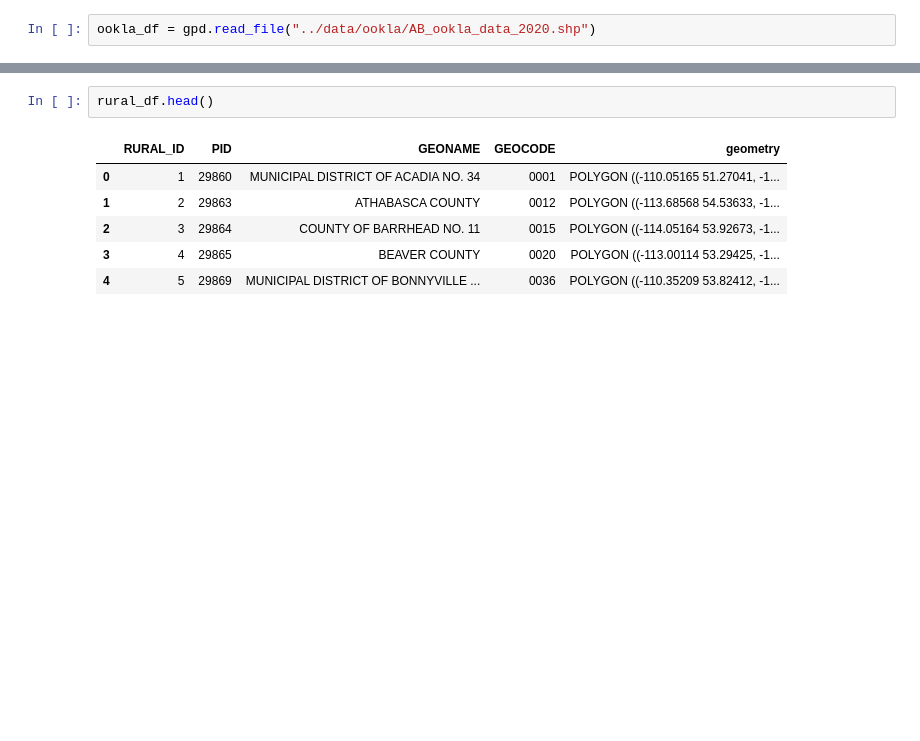
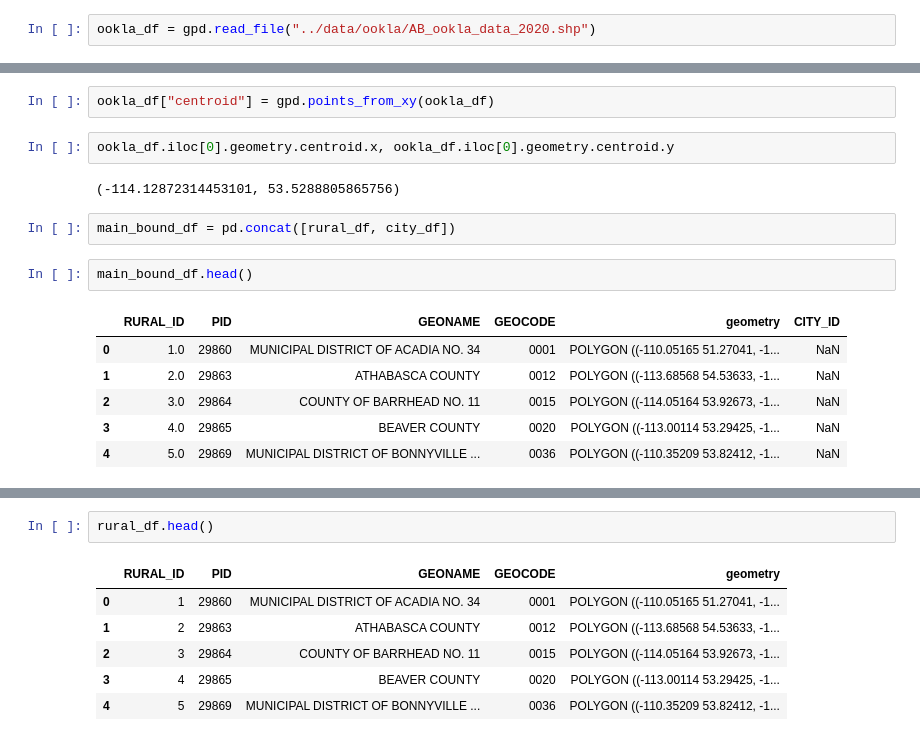
Before and after one commit to PeterFriedrich/bridge_the_gap, a Jupyter notebook: eda_and_research/chloropleth-maps-all-data.ipynb, the cells around one changed output, grey strips where cells are left out. Cells and saved outputs as stored; diff of their text form; blank space fills up the shorter version.

Commit message:
working out best crs for centroid calculation

```diff
--- a/eda_and_research/chloropleth-maps-all-data.ipynb
+++ b/eda_and_research/chloropleth-maps-all-data.ipynb
@@ -30,0 +127,17 @@ cira_df =
+# %%
+ookla_df["centroid"] = gpd.points_from_xy(ookla_df)
+# %%
+ookla_df.iloc[0].geometry.centroid.x, ookla_df.iloc[0].geometry.centroid.y
+# %% [output]
+(-114.12872314453101, 53.5288805865756)
+# %%
+main_bound_df = pd.concat([rural_df, city_df])
+# %%
+main_bound_df.head()
+# %% [output]
+|  | RURAL_ID | PID | GEONAME | GEOCODE | geometry | CITY_ID |
+| 0 | 1.0 | 29860 | MUNICIPAL DISTRICT OF ACADIA NO. 34 | 0001 | POLYGON ((-110.05165 51.27041, -1... | NaN |
+| 1 | 2.0 | 29863 | ATHABASCA COUNTY | 0012 | POLYGON ((-113.68568 54.53633, -1... | NaN |
+| 2 | 3.0 | 29864 | COUNTY OF BARRHEAD NO. 11 | 0015 | POLYGON ((-114.05164 53.92673, -1... | NaN |
+| 3 | 4.0 | 29865 | BEAVER COUNTY | 0020 | POLYGON ((-113.00114 53.29425, -1... | NaN |
+| 4 | 5.0 | 29869 | MUNICIPAL DISTRICT OF BONNYVILLE ... | 0036 | POLYGON ((-110.35209 53.82412, -1... | NaN |
```
Also changed, not shown: parts of 21 cells of this notebook.
